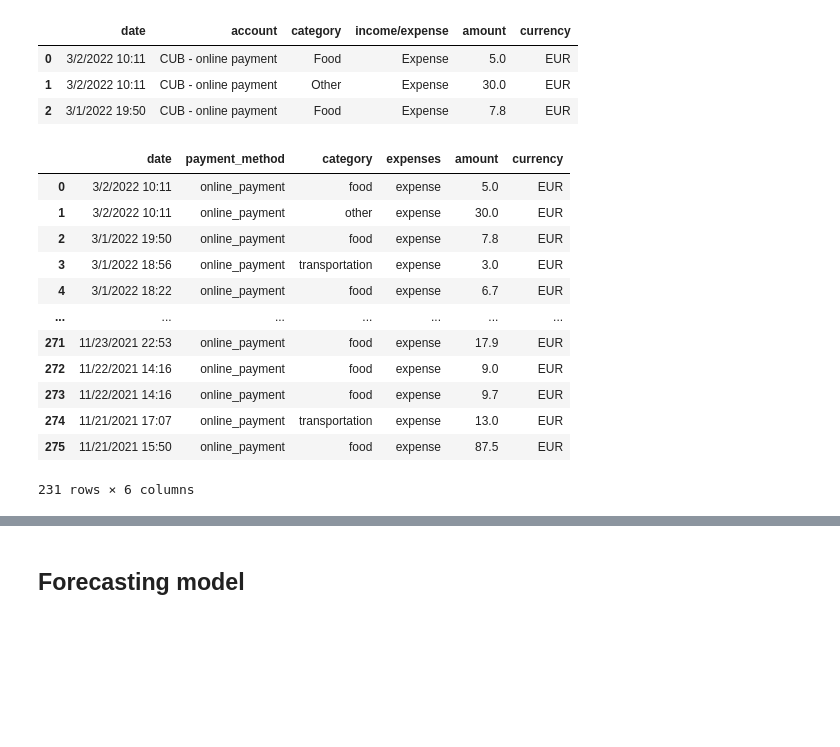
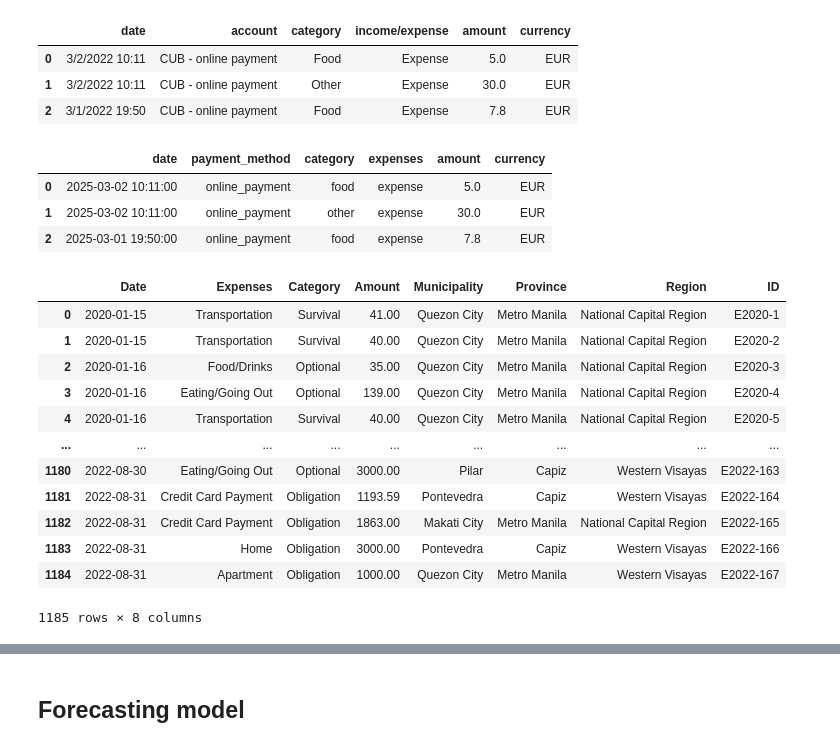
Before and after one commit to ideaxh/Artif-I, a Jupyter notebook: backend/config/budget_forecasting/testing_forecasting_model.ipynb, the cells around one changed output, grey strips where cells are left out. Cells and saved outputs as stored; diff of their text form; code cells hidden in the pictures; blank space fills up the shorter version.

```diff
--- a/backend/config/budget_forecasting/testing_forecasting_model.ipynb
+++ b/backend/config/budget_forecasting/testing_forecasting_model.ipynb
@@ -55,23 +55,33 @@ df.head(3)
 # %%
 df = df[df['income/expense'].str.lower() == 'expense']
 df.rename(columns={'income/expense': 'expenses', 'account':'payment_method'}, inplace=True)
 df['category'] = [row.lower() for row in df['category']]
 df['expenses'] = [row.lower() for row in df['expenses']]
 df['payment_method'] = ["_".join(row.split()[2:]) for row in df['payment_method']]
-df
+df['date'] = pd.to_datetime(df['date'])
+df['date'] = df['date'] + pd.DateOffset(years=3)
+df.head(3)
 # %% [output]
 |  | date | payment_method | category | expenses | amount | currency |
-| 0 | 3/2/2022 10:11 | online_payment | food | expense | 5.0 | EUR |
-| 1 | 3/2/2022 10:11 | online_payment | other | expense | 30.0 | EUR |
-| 2 | 3/1/2022 19:50 | online_payment | food | expense | 7.8 | EUR |
-| 3 | 3/1/2022 18:56 | online_payment | transportation | expense | 3.0 | EUR |
-| 4 | 3/1/2022 18:22 | online_payment | food | expense | 6.7 | EUR |
-| ... | ... | ... | ... | ... | ... | ... |
-| 271 | 11/23/2021 22:53 | online_payment | food | expense | 17.9 | EUR |
-| 272 | 11/22/2021 14:16 | online_payment | food | expense | 9.0 | EUR |
-| 273 | 11/22/2021 14:16 | online_payment | food | expense | 9.7 | EUR |
-| 274 | 11/21/2021 17:07 | online_payment | transportation | expense | 13.0 | EUR |
-| 275 | 11/21/2021 15:50 | online_payment | food | expense | 87.5 | EUR |
+| 0 | 2025-03-02 10:11:00 | online_payment | food | expense | 5.0 | EUR |
+| 1 | 2025-03-02 10:11:00 | online_payment | other | expense | 30.0 | EUR |
+| 2 | 2025-03-01 19:50:00 | online_payment | food | expense | 7.8 | EUR |
-231 rows × 6 columns
 # %%
 df.to_csv('C:/Users/arbru/OneDrive/Desktop/RAI/Artif-I/backend/datasets/cleaned_expense_data.csv', index=False)
+# %%
+df_e = pd.read_excel('C:\\Users\\arbru\\OneDrive\\Desktop\\RAI\\Artif-I\\backend\\datasets\\raw\\expenses.xlsx')
+df_e
+# %% [output]
+|  | Date | Expenses | Category | Amount | Municipality | Province | Region | ID |
+| 0 | 2020-01-15 | Transportation | Survival | 41.00 | Quezon City | Metro Manila | National Capital Region | E2020-1 |
+| 1 | 2020-01-15 | Transportation | Survival | 40.00 | Quezon City | Metro Manila | National Capital Region | E2020-2 |
+| 2 | 2020-01-16 | Food/Drinks | Optional | 35.00 | Quezon City | Metro Manila | National Capital Region | E2020-3 |
+| 3 | 2020-01-16 | Eating/Going Out | Optional | 139.00 | Quezon City | Metro Manila | National Capital Region | E2020-4 |
+| 4 | 2020-01-16 | Transportation | Survival | 40.00 | Quezon City | Metro Manila | National Capital Region | E2020-5 |
+| ... | ... | ... | ... | ... | ... | ... | ... | ... |
+| 1180 | 2022-08-30 | Eating/Going Out | Optional | 3000.00 | Pilar | Capiz | Western Visayas | E2022-163 |
+| 1181 | 2022-08-31 | Credit Card Payment | Obligation | 1193.59 | Pontevedra | Capiz | Western Visayas | E2022-164 |
+| 1182 | 2022-08-31 | Credit Card Payment | Obligation | 1863.00 | Makati City | Metro Manila | National Capital Region | E2022-165 |
+| 1183 | 2022-08-31 | Home | Obligation | 3000.00 | Pontevedra | Capiz | Western Visayas | E2022-166 |
+| 1184 | 2022-08-31 | Apartment | Obligation | 1000.00 | Quezon City | Metro Manila | Western Visayas | E2022-167 |
+1185 rows × 8 columns
```
Also changed, not shown: parts of 30 cells of this notebook, 6 other files.
